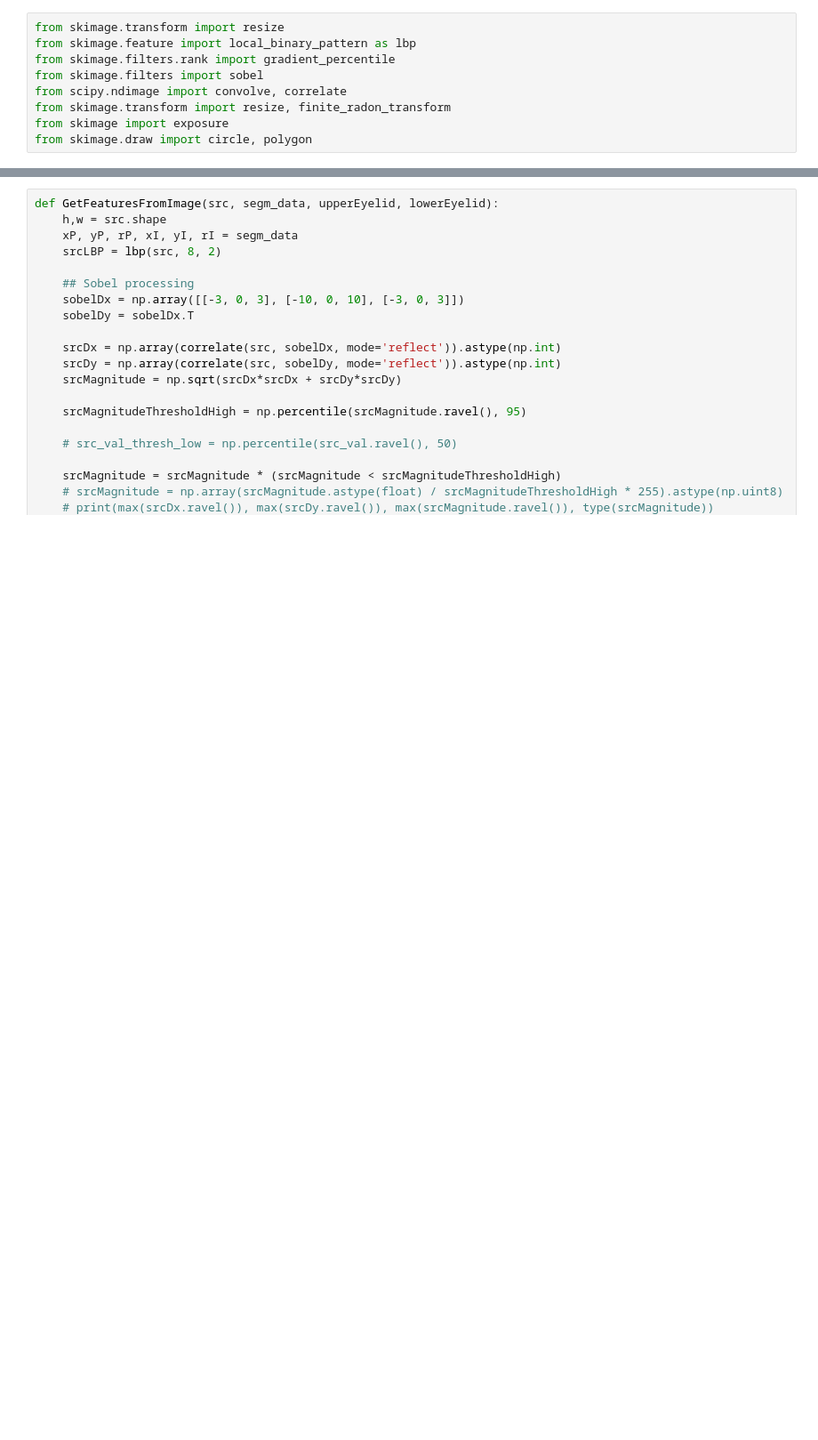
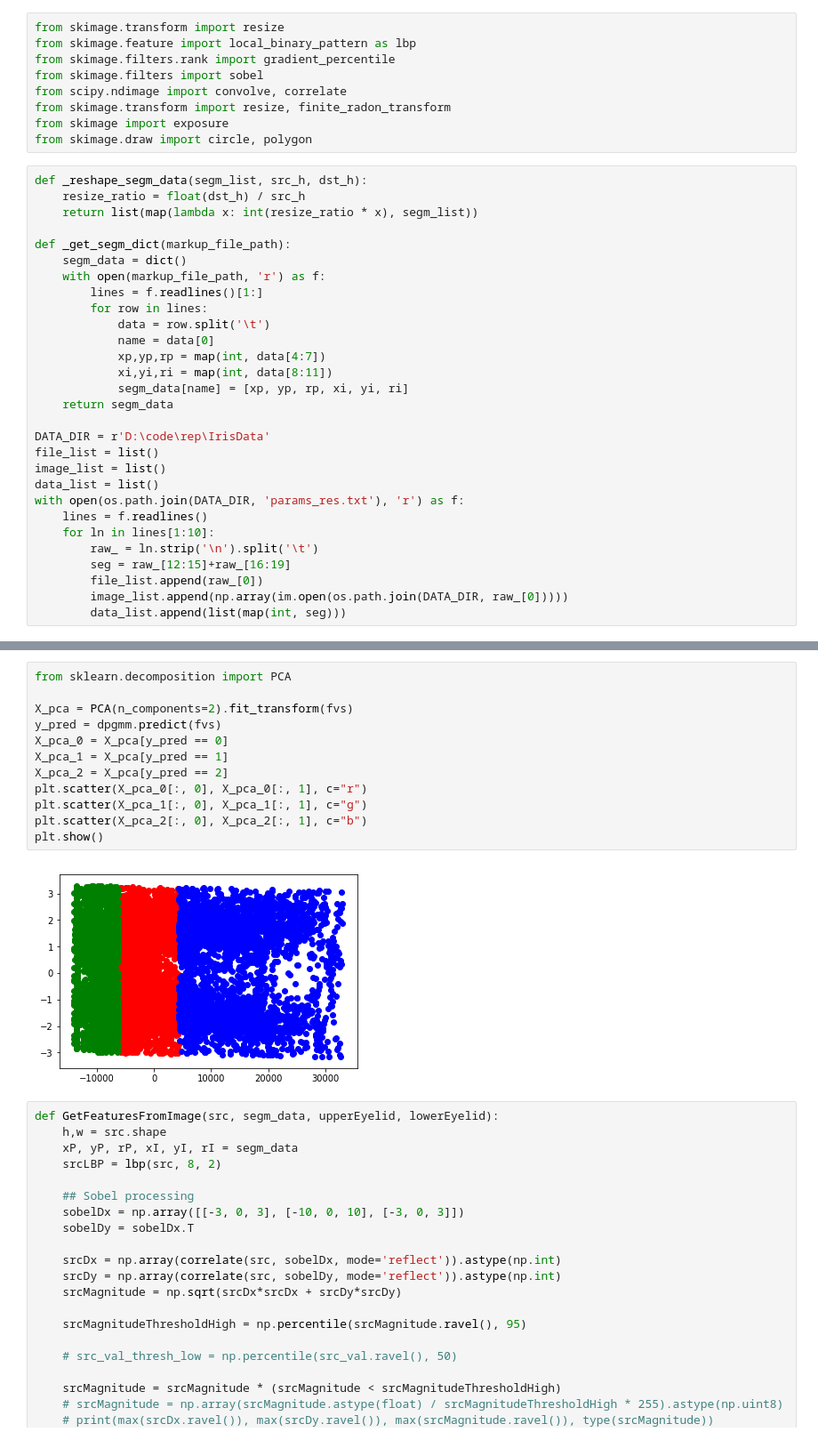
Before and after one commit to gagarinsname/iris, a Jupyter notebook: research/BaseRadii/BorderClassification.ipynb, the cells around one changed output, grey strips where cells are left out. Shown: that part at 89% size. Cells and saved outputs as stored; diff of their text form; blank space fills up the shorter version.

```diff
--- a/research/BaseRadii/BorderClassification.ipynb
+++ b/research/BaseRadii/BorderClassification.ipynb
@@ -44,3 +18,32 @@ from scipy.ndimage import convolve, correlate
 from skimage.transform import resize, finite_radon_transform
 from skimage import exposure
 from skimage.draw import circle, polygon
+# %%
+def _reshape_segm_data(segm_list, src_h, dst_h):
+    resize_ratio = float(dst_h) / src_h
+    return list(map(lambda x: int(resize_ratio * x), segm_list))
+
+def _get_segm_dict(markup_file_path):
+    segm_data = dict()
+    with open(markup_file_path, 'r') as f:
+        lines = f.readlines()[1:]
+        for row in lines:
+            data = row.split('\t')
+            name = data[0]
+            xp,yp,rp = map(int, data[4:7])
+            xi,yi,ri = map(int, data[8:11])
+            segm_data[name] = [xp, yp, rp, xi, yi, ri]
+    return segm_data
+
+DATA_DIR = r'D:\code\rep\IrisData'
+file_list = list()
+image_list = list()
+data_list = list()
+with open(os.path.join(DATA_DIR, 'params_res.txt'), 'r') as f:
+    lines = f.readlines()
+    for ln in lines[1:10]:
+        raw_ = ln.strip('\n').split('\t')
+        seg = raw_[12:15]+raw_[16:19]
+        file_list.append(raw_[0])
+        image_list.append(np.array(im.open(os.path.join(DATA_DIR, raw_[0]))))
+        data_list.append(list(map(int, seg)))
@@ -47,3 +160,17 @@ from skimage.draw import circle, polygon
+# %%
+from sklearn.decomposition import PCA
+
+X_pca = PCA(n_components=2).fit_transform(fvs)
+y_pred = dpgmm.predict(fvs)
+X_pca_0 = X_pca[y_pred == 0]
+X_pca_1 = X_pca[y_pred == 1]
+X_pca_2 = X_pca[y_pred == 2]
+plt.scatter(X_pca_0[:, 0], X_pca_0[:, 1], c="r")
+plt.scatter(X_pca_1[:, 0], X_pca_1[:, 1], c="g")
+plt.scatter(X_pca_2[:, 0], X_pca_2[:, 1], c="b")
+plt.show()
+# %% [output]
+[figure, added]
 # %%
 def GetFeaturesFromImage(src, segm_data, upperEyelid, lowerEyelid):
     h,w = src.shape
```
Also changed, not shown: parts of 6 cells of this notebook, 1 other file.
